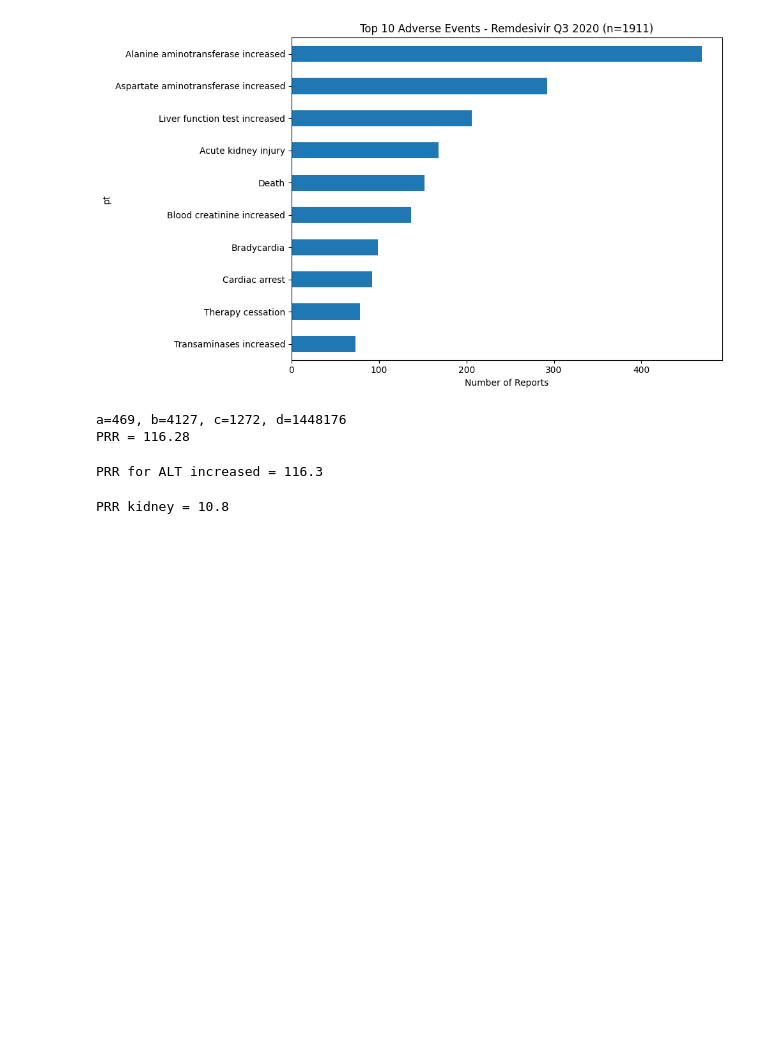
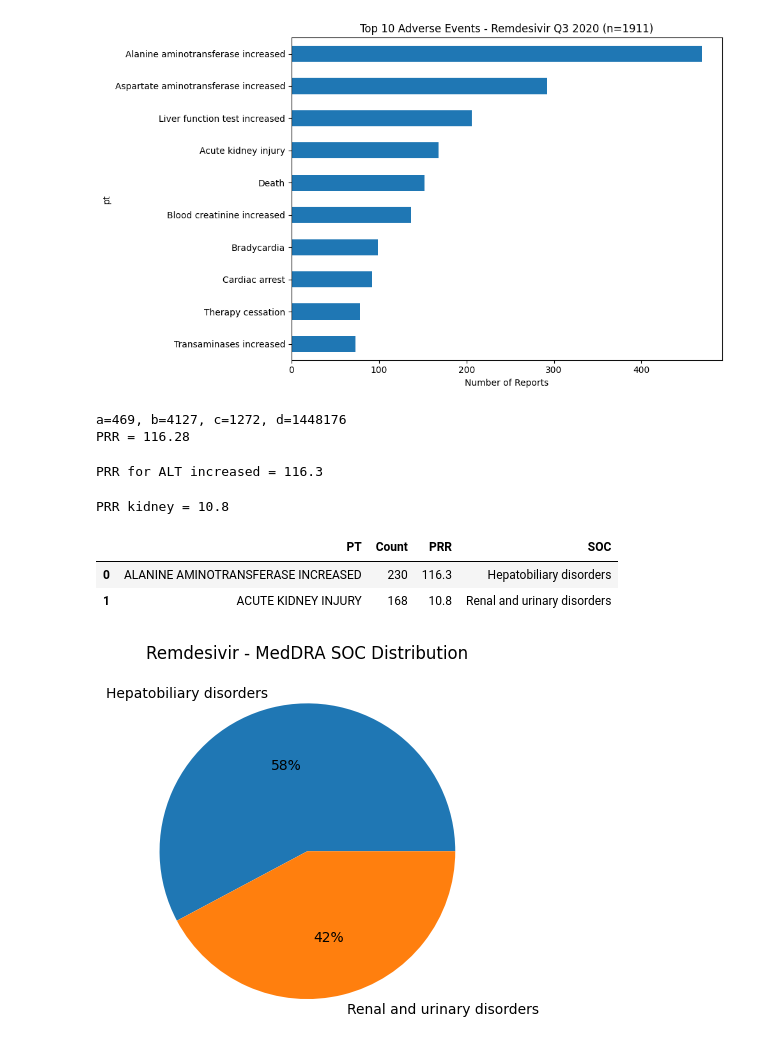
Before and after one commit to nooshinsina/remdesivir-faers-q3-2020, a Jupyter notebook: remdesivir-faers-analysis.ipynb, the cells around one changed output. Cells and saved outputs as stored; diff of their text form; code cells hidden in the pictures; blank space fills up the shorter version.

```diff
--- a/remdesivir-faers-analysis.ipynb
+++ b/remdesivir-faers-analysis.ipynb
@@ -186,3 +186,35 @@ prr2 = (a2/(a2+b2)) / (c2/(c2+d2))
 print(f"PRR kidney = {prr2:.1f}")
 # %% [output]
 PRR kidney = 10.8
+# %%
+import pandas as pd
+
+fra_table = pd.DataFrame([
+    {'PT': 'ALANINE AMINOTRANSFERASE INCREASED', 'Count': 230, 'PRR': 116.3},
+    {'PT': 'ACUTE KIDNEY INJURY', 'Count': 168, 'PRR': 10.8}
+])
+
+# این همون MedDRA برای ایتالیاست
+mapping = {
+ 'ALANINE AMINOTRANSFERASE INCREASED': 'Hepatobiliary disorders',
+ 'ACUTE KIDNEY INJURY': 'Renal and urinary disorders'
+}
+fra_table['SOC'] = fra_table['PT'].map(mapping)
+
+fra_table.to_csv('fra_remdesivir.csv', index=False)
+fra_table
+# %% [output]
+|  | PT | Count | PRR | SOC |
+| 0 | ALANINE AMINOTRANSFERASE INCREASED | 230 | 116.3 | Hepatobiliary disorders |
+| 1 | ACUTE KIDNEY INJURY | 168 | 10.8 | Renal and urinary disorders |
+# %%
+
+import matplotlib.pyplot as plt
+
+plt.figure()
+fra_table.groupby('SOC')['Count'].sum().plot(kind='pie', autopct='%1.0f%%')
+plt.title('Remdesivir - MedDRA SOC Distribution')
+plt.ylabel('')
+plt.show()
+# %% [output]
+[figure, added]
```
